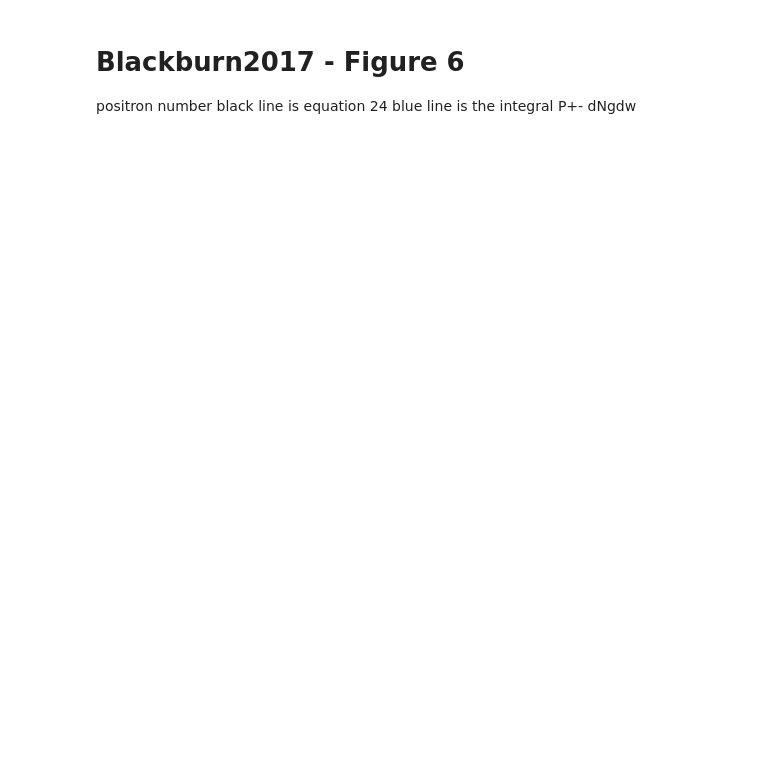
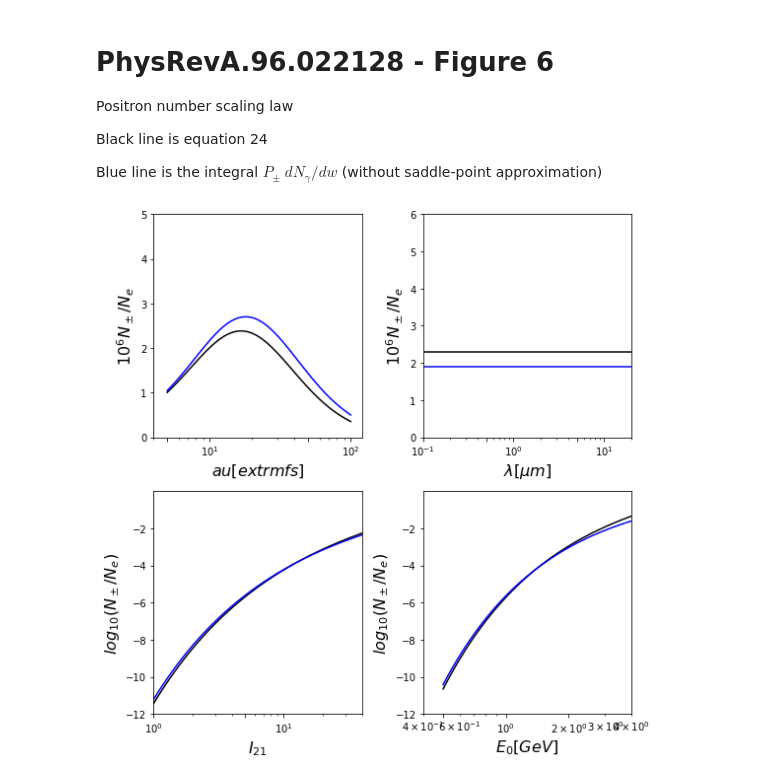
Before and after one commit to RePlasma/PhysRevA_96_022128, a Jupyter notebook: fig6.ipynb, the cells around one changed output. Cells and saved outputs as stored; diff of their text form; code cells hidden in the pictures; blank space fills up the shorter version.

```diff
--- a/fig6.ipynb
+++ b/fig6.ipynb
@@ -1,9 +1,11 @@
 # %% [markdown]
-# Blackburn2017 - Figure 6
+# PhysRevA.96.022128 - Figure 6
 
-positron number
-black line is equation 24
-blue line is the integral P+- dNgdw
+Positron number scaling law
+
+Black line is equation 24
+
+Blue line is the integral $P_\pm ~dN_\gamma/dw$ (without saddle-point approximation)
 # %%
 # import API
 import pwpp
@@ -17,9 +19,9 @@ I21 = 5; #[]
 lbd = 1; #[\mu m]
 taulst = np.logspace(log10(5),log10(100));
 def fun(tau): return Np(E0/m, 0.855*sqrt(I21*1e21/1e18)*lbd, 2*pi*c/(lbd*1e-6)*hbar/e*1e-9, tau*c/(lbd*1e-6)*1e-15);
-sadle_tau = fun(taulst);
-def fun(n): return integral(@(w) ppm(0.855*sqrt(I21*1e21/1e18)*lbd,2*pi*c/(lbd*1e-6)*hbar/e*1e-9,n,w) * dNgdw(E0/m,0.855*sqrt(I21*1e21/1e18)*lbd,2*pi*c/(lbd*1e-6)*hbar/e*1e-9,n,w),0.01,E0);
-full_tau = fun(taulst*c/(lbd*1e-6)*1e-15);
+sadle_tau = np.array([fun(tau) for tau in taulst]);
+def fun(n): return integrate.quad(lambda w: ppm(0.855*sqrt(I21*1e21/1e18)*lbd,2*pi*c/(lbd*1e-6)*hbar/e*1e-9,n,w) * dNgdw(E0/m,0.855*sqrt(I21*1e21/1e18)*lbd,2*pi*c/(lbd*1e-6)*hbar/e*1e-9,n,w), 0.01,E0)[0]
+full_tau = np.array([fun(tau*c/(lbd*1e-6)*1e-15) for tau in taulst]);
 
 # lbd
 E0 = 1; #[GeV]
@@ -27,9 +29,9 @@ I21 = 5; #[]
 tau = 30; #[fs]
 lbdlst = np.logspace(log10(0.1),log10(20));
 def fun(lbd): return Np(E0/m, 0.855*sqrt(I21*1e21/1e18)*lbd, 2*pi*c/(lbd*1e-6)*hbar/e*1e-9, tau*c/(lbd*1e-6)*1e-15);
-saddle_lbd = fun(lbdlst);
-def fun(lbd): return integral(@(w) ppm(0.855*sqrt(I21*1e21/1e18)*lbd,2*pi*c/(lbd*1e-6)*hbar/e*1e-9,tau*c/(lbd*1e-6)*1e-15,w) * dNgdw(E0/m,0.855*sqrt(I21*1e21/1e18)*lbd,2*pi*c/(lbd*1e-6)*hbar/e*1e-9,tau*c/(lbd*1e-6)*1e-15,w),0.01,E0);
-full_lbd = fun(lbdlst);
+saddle_lbd = np.array([fun(lbd) for lbd in lbdlst]);
+def fun(lbd): return integrate.quad(lambda w: ppm(0.855*sqrt(I21*1e21/1e18)*lbd,2*pi*c/(lbd*1e-6)*hbar/e*1e-9,tau*c/(lbd*1e-6)*1e-15,w) * dNgdw(E0/m,0.855*sqrt(I21*1e21/1e18)*lbd,2*pi*c/(lbd*1e-6)*hbar/e*1e-9,tau*c/(lbd*1e-6)*1e-15,w),0.01,E0)[0];
+full_lbd = np.array([fun(lbd) for lbd in lbdlst]);
 
 # I21
 E0 = 1; #[GeV]
@@ -37,9 +39,9 @@ tau = 30; #[fs]
 lbd = 1; #[\mu m]
 I21lst = np.logspace(log10(1),log10(40));
 def fun(I21): return Np(E0/m, 0.855*sqrt(I21*1e21/1e18)*lbd, 2*pi*c/(lbd*1e-6)*hbar/e*1e-9, tau*c/(lbd*1e-6)*1e-15);
-saddle_I21 = fun(I21lst);
-def fun(I21): return integral(@(w) ppm(0.855*sqrt(I21*1e21/1e18)*lbd,2*pi*c/(lbd*1e-6)*hbar/e*1e-9,tau*c/(lbd*1e-6)*1e-15,w) .* dNgdw(E0/m,0.855*sqrt(I21*1e21/1e18)*lbd,2*pi*c/(lbd*1e-6)*hbar/e*1e-9,tau*c/(lbd*1e-6)*1e-15,w),0.01,E0);
-full_I21 = fun(I21lst);
+saddle_I21 = np.array([fun(I21) for I21 in I21lst]);
+def fun(I21): return integrate.quad(lambda w: ppm(0.855*sqrt(I21*1e21/1e18)*lbd,2*pi*c/(lbd*1e-6)*hbar/e*1e-9,tau*c/(lbd*1e-6)*1e-15,w) * dNgdw(E0/m,0.855*sqrt(I21*1e21/1e18)*lbd,2*pi*c/(lbd*1e-6)*hbar/e*1e-9,tau*c/(lbd*1e-6)*1e-15,w),0.01,E0)[0];
+full_I21 = np.array([fun(I21) for I21 in I21lst]);
 
 # E0
 I21 = 5;
@@ -47,52 +49,55 @@ tau = 30; #[fs]
 lbd = 1; #[\mu m]
 E0lst = np.logspace(log10(0.5),log10(4));
 def fun(E0): return Np(E0/m, 0.855*sqrt(I21*1e21/1e18)*lbd, 2*pi*c/(lbd*1e-6)*hbar/e*1e-9, tau*c/(lbd*1e-6)*1e-15);
-saddle_E0 = fun(E0lst);
-def fun(E0): return integral(@(w) ppm(0.855*sqrt(I21*1e21/1e18)*lbd,2*pi*c/(lbd*1e-6)*hbar/e*1e-9,tau*c/(lbd*1e-6)*1e-15,w) .* dNgdw(E0/m,0.855*sqrt(I21*1e21/1e18)*lbd,2*pi*c/(lbd*1e-6)*hbar/e*1e-9,tau*c/(lbd*1e-6)*1e-15,w),0.01,E0);
-full_E0 = fun(E0lst);
+saddle_E0 = np.array([fun(E0) for E0 in E0lst]);
+def fun(E0): return integrate.quad(lambda w: ppm(0.855*sqrt(I21*1e21/1e18)*lbd,2*pi*c/(lbd*1e-6)*hbar/e*1e-9,tau*c/(lbd*1e-6)*1e-15,w) * dNgdw(E0/m,0.855*sqrt(I21*1e21/1e18)*lbd,2*pi*c/(lbd*1e-6)*hbar/e*1e-9,tau*c/(lbd*1e-6)*1e-15,w),0.01,E0)[0];
+full_E0 = np.array([fun(E0) for E0 in E0lst]);
 # %%
 # plot all
-fig, axes= plt.subplots(nrows=4, ncols=1,figsize=(8,4*4))
+fntsz = 16
+fig, axes= plt.subplots(nrows=4, ncols=1,figsize=(8,8))
 
-subplot(2,2,1)
-plt.semilogx(taulst,1e6*saddle_tau,'k-')
+plt.subplot(2,2,1)
+plt.semilogx(taulst,1e6*sadle_tau,'k-')
 plt.semilogx(taulst,1e6*full_tau,'b-')
 plt.xlim([4,120])
 plt.ylim([0,5])
 plt.xlabel('$\tau[\textrm{fs}]$',size=fntsz)
 plt.ylabel('$10^6 N_\pm /N_e$',size=fntsz)
 plt.xticks([5,10,50,100])
-plt.yticks([0,1,2,3,4,5,6])
+plt.yticks([0,1,2,3,4,5])
 
-subplot(2,2,2)
+plt.subplot(2,2,2)
 plt.semilogx(lbdlst,1e6*saddle_lbd,'b-')
 plt.semilogx(lbdlst,1e6*full_lbd,'k-')
 plt.xlim([0.1,20])
 plt.ylim([0,5])
 plt.xlabel('$\lambda[\mu m]$',size=fntsz)
 plt.ylabel('$10^6 N_\pm /N_e$',size=fntsz)
 plt.xticks([0.1,0.5,1,5,10])
 plt.yticks([0,1,2,3,4,5,6])
 
-subplot(2,2,3)
+plt.subplot(2,2,3)
 plt.semilogx(I21lst,log10(saddle_I21),'k-')
 plt.semilogx(I21lst,log10(full_I21),'b-')
 plt.xlim([1,40])
 plt.ylim([-12,0])
 plt.xlabel('$I_{21}$',size=fntsz)
 plt.ylabel('$log_{10}(N_\pm /N_e)$',size=fntsz)
 plt.xticks([1,5,10])
 plt.yticks([-12,-10,-8,-6,-4,-2])
 
-subplot(2,2,4)
+plt.subplot(2,2,4)
 plt.semilogx(E0lst,log10(saddle_E0),'k-')
 plt.semilogx(E0lst,log10(full_E0),'b-')
 plt.xlim([0.4,4])
 plt.ylim([-12,0])
 plt.xlabel('$E_{0}[GeV]$',size=fntsz)
 plt.ylabel('$log_{10}(N_\pm /N_e)$',size=fntsz)
 plt.xticks([0.5,1,2])
 plt.yticks([-12,-10,-8,-6,-4,-2])
 
 plt.tight_layout()
 plt.show()
+# %% [output]
+[figure, added]
```
Also changed, not shown: parts of 1 cell of this notebook, 6 other files.
